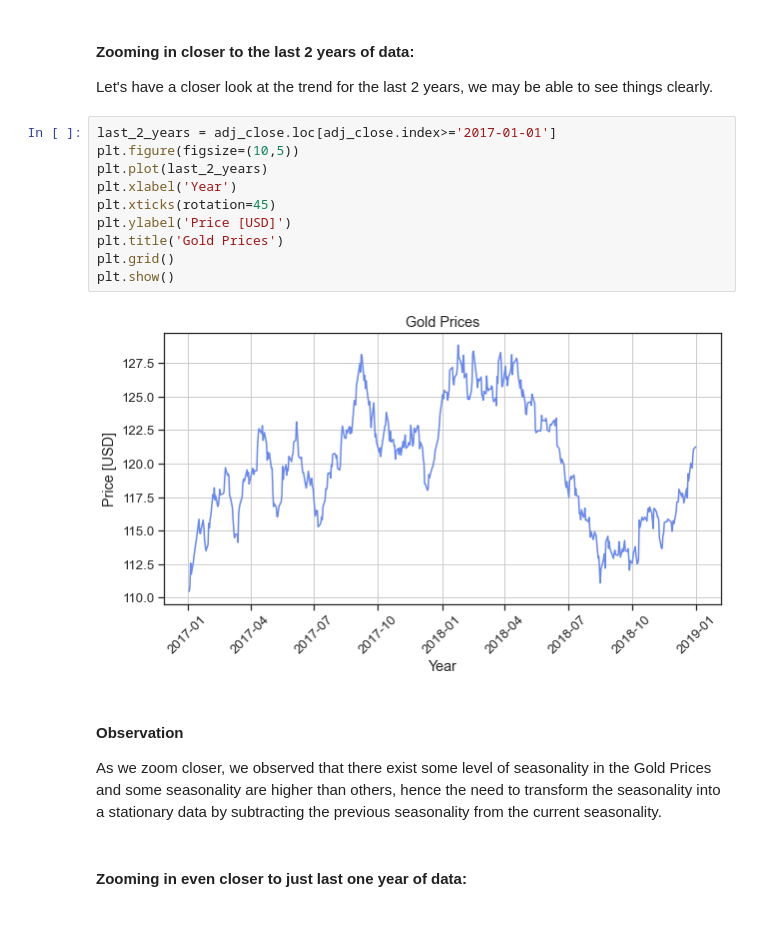
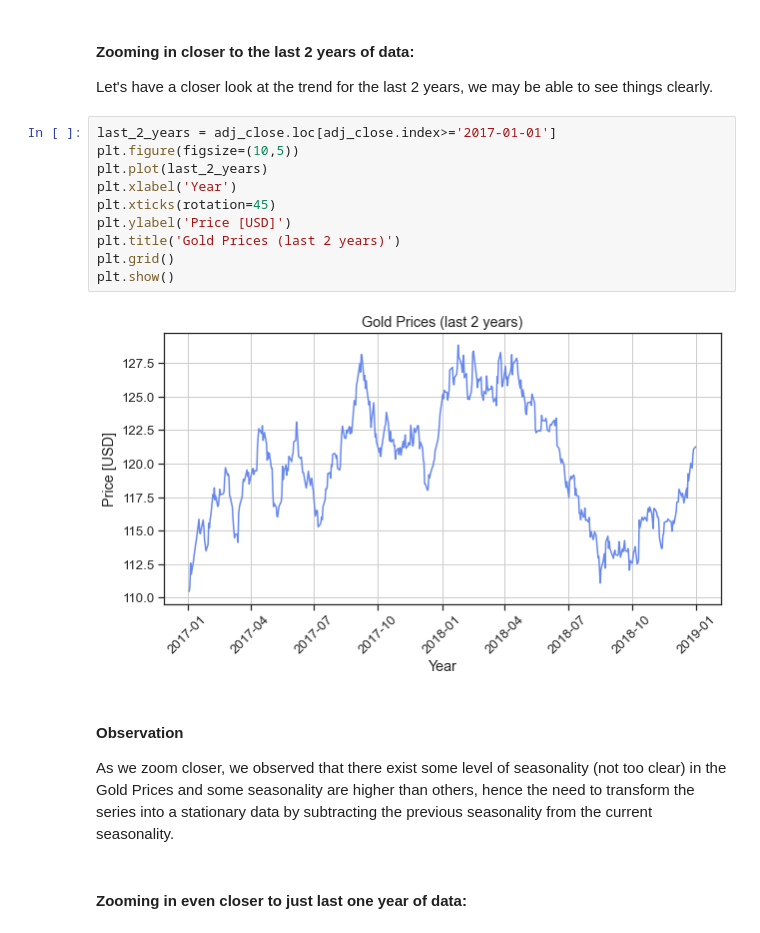
Before and after one commit to Hamoye-Summer22-TeamSQL-Premier-Project/Gold-Rates-Prediction, a Jupyter notebook: Gold-price-by-Team-sql.ipynb, the cells around one changed output. Saved outputs shown, nothing was run; the diff lists cells and outputs as text.

```diff
--- a/Gold-price-by-Team-sql.ipynb
+++ b/Gold-price-by-Team-sql.ipynb
@@ -374,18 +374,18 @@ Let's have a closer look at the trend for the last 2 years, we may be able to se
 # %%
 last_2_years = adj_close.loc[adj_close.index>='2017-01-01']
 plt.figure(figsize=(10,5))
 plt.plot(last_2_years)
 plt.xlabel('Year')
 plt.xticks(rotation=45)
 plt.ylabel('Price [USD]')
-plt.title('Gold Prices')
+plt.title('Gold Prices (last 2 years)')
 plt.grid()
 plt.show()
 # %% [output]
-[figure, old version]
+[figure, new version]
 # %% [markdown]
 #### Observation
-As we zoom closer, we observed that there exist some level of seasonality in the Gold Prices and some seasonality are higher than others, hence the need to transform the seasonality into a stationary data by subtracting the previous seasonality from the current seasonality.
+As we zoom closer, we observed that there exist some level of seasonality (not too clear) in the Gold Prices and some seasonality are higher than others, hence the need to transform the series into a stationary data by subtracting the previous seasonality from the current seasonality.
 # %% [markdown]
 #### Zooming in even closer to just last one year of data:
 # %%
```
Also changed, not shown: parts of 8 cells of this notebook.
